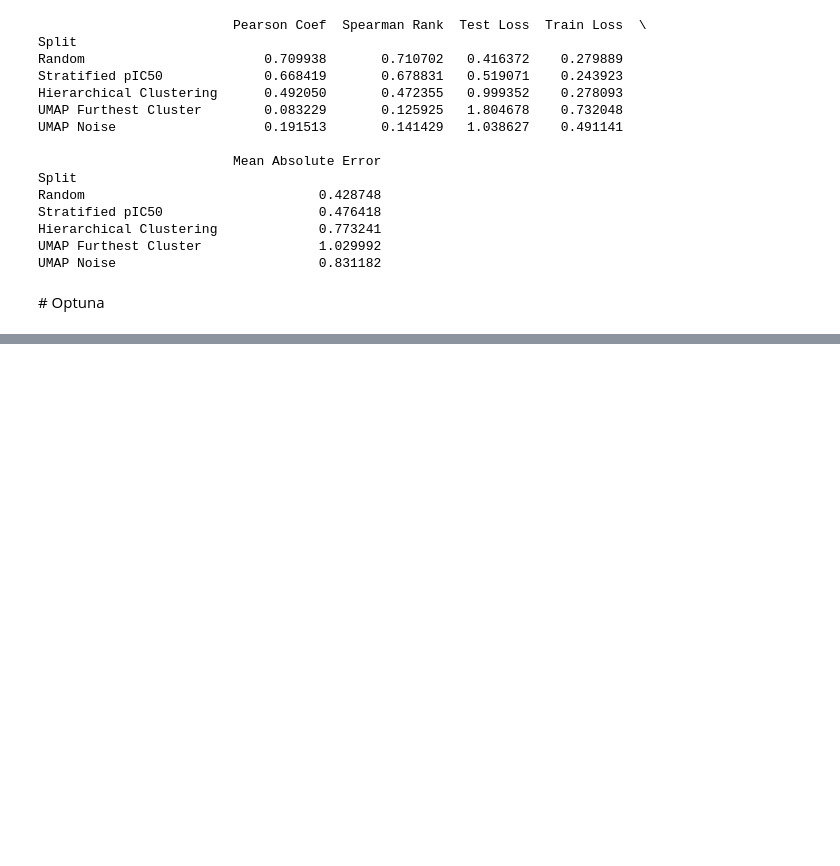
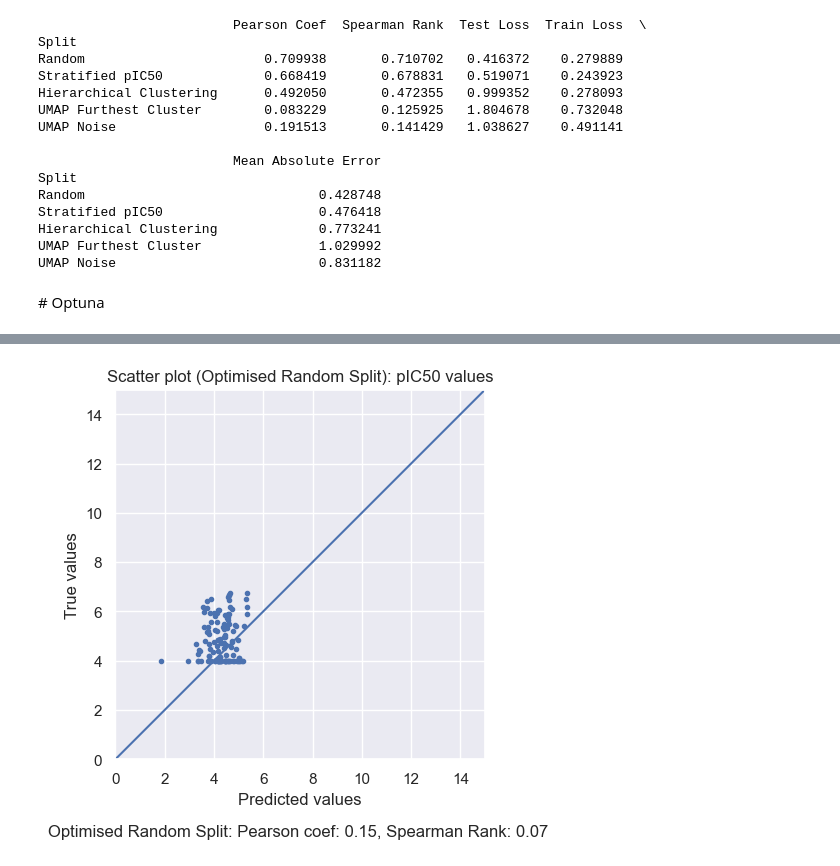
Before and after one commit to ASarriJackson/SummerProject, a Jupyter notebook: Regression/Regression_ANN.ipynb, the cells around one changed output, grey strips where cells are left out. Cells and saved outputs as stored; diff of their text form; code cells hidden in the pictures; blank space fills up the shorter version.

```diff
--- a/Regression/Regression_ANN.ipynb
+++ b/Regression/Regression_ANN.ipynb
@@ -679,10 +683,14 @@ UMAP Noise                          0.831182
 
 def objective(trial, x_train, y_train, x_test, y_test):
     try:
+        nb_epochs = trial.suggest_int('epochs', 10, 100)
+        batch_size = trial.suggest_int('batch_size', 16, 128)
+        layer1_size = trial.suggest_int('units_layer1', 10, 100)
+        layer2_size = trial.suggest_int('units_layer2', 10, 100)
         # Define the model
         model = Sequential()
-        model.add(Dense(units=trial.suggest_int('units', 10, 100), activation='relu', input_shape=(x_train.shape[1],)))
-        model.add(Dense(units=trial.suggest_int('units_layer2', 10, 100), activation='relu'))
+        model.add(Dense(units=layer1_size, activation='relu', input_shape=(x_train.shape[1],)))
+        model.add(Dense(units=layer2_size, activation='relu'))
         model.add(Dense(1, activation='linear'))
 
         # Compile the model
@@ -691,8 +699,8 @@ def objective(trial, x_train, y_train, x_test, y_test):
         # Fit the model
         model.fit(x_train,
                   y_train,
-                  epochs=trial.suggest_int('epochs', 10, 100),
-                  batch_size=trial.suggest_int('batch_size', 16, 128),
+                  epochs= nb_epochs,
+                  batch_size=batch_size,
                   verbose=0)
 
         # Evaluate the model
@@ -739,0 +748,15 @@ print(best_params_rand_ANN)
+# %%
+best_units_rand_ANN = best_params_rand_ANN["units_layer1"]
+best_units_layer2_rand_ANN = best_params_rand_ANN["units_layer2"]
+best_epochs_rand_ANN = best_params_rand_ANN["epochs"]
+best_batch_size_rand_ANN = best_params_rand_ANN["batch_size"]
+# %%
+ANN_rand_best = neural_network_model(best_units_rand_ANN, best_units_layer2_rand_ANN)
+history_rand_best = ANN_rand_best.fit(
+    np.array(list((x_train_rand))).astype(float),
+    y_train_rand,
+    epochs=best_epochs_rand_ANN,
+    batch_size=best_batch_size_rand_ANN,
+    verbose=0
+)
+y_pred_ANN_rand_best = ANN_rand_best.predict(np.array(list((x_test_rand))))
@@ -739,0 +765,19 @@ print(best_params_rand_ANN)
+# %%
+# Scatter plot
+limits = 0, 15
+fig, ax = plt.subplots()
+ax.scatter(y_pred_ANN_rand_best, y_test_rand, marker=".")
+lin = np.linspace(*limits, 100)
+ax.plot(lin, lin)
+ax.set_aspect("equal", adjustable="box")
+ax.set_xlabel("Predicted values")
+ax.set_ylabel("True values")
+ax.set_title("Scatter plot (Optimised Random Split): pIC50 values")
+ax.set_xlim(limits)
+ax.set_ylim(limits)
+pearsoncoef_ANN_rand_best = np.corrcoef(y_pred_ANN_rand_best.flatten(), y_test_rand.values.flatten())[0,1]
+spearmancoef_ANN_rand_best = spearmanr(y_pred_ANN_rand_best.flatten(), y_test_rand.values.flatten()).correlation
+fig.text(0.9, -0.05, f"Optimised Random Split: Pearson coef: {pearsoncoef_ANN_rand_best:.2f}, Spearman Rank: {spearmancoef_ANN_rand_best:.2f}", horizontalalignment='right', fontsize=12)
+plt.show()
+# %% [output]
+[figure, added]
```
Also changed, not shown: parts of 7 cells of this notebook, 1 other file.
